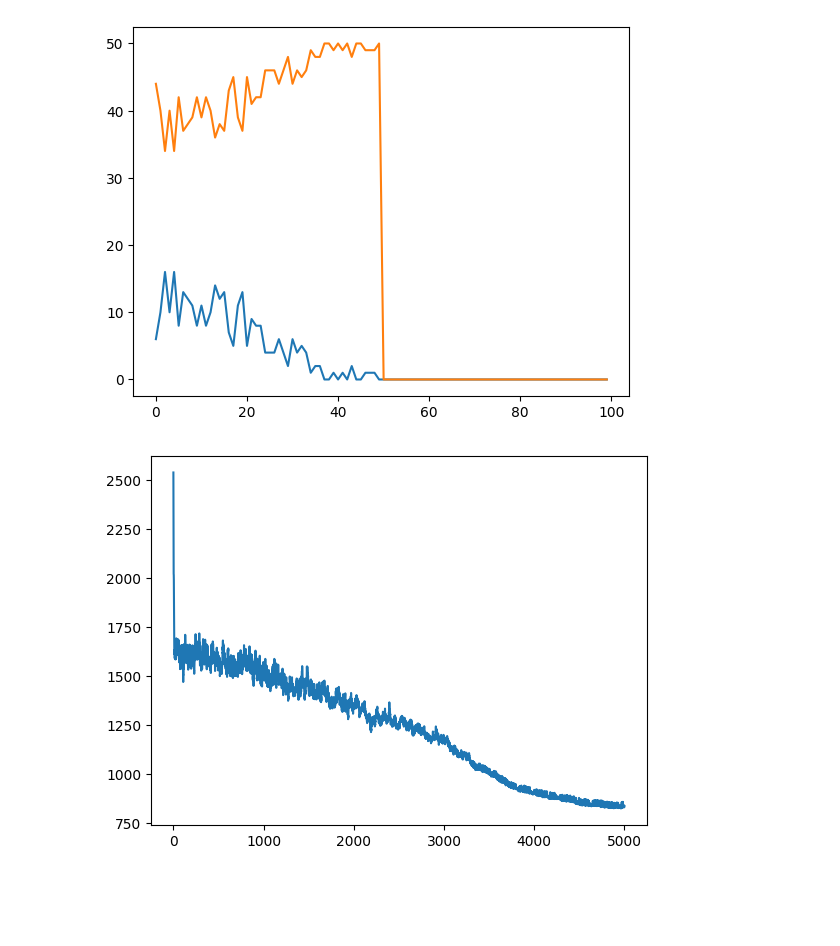
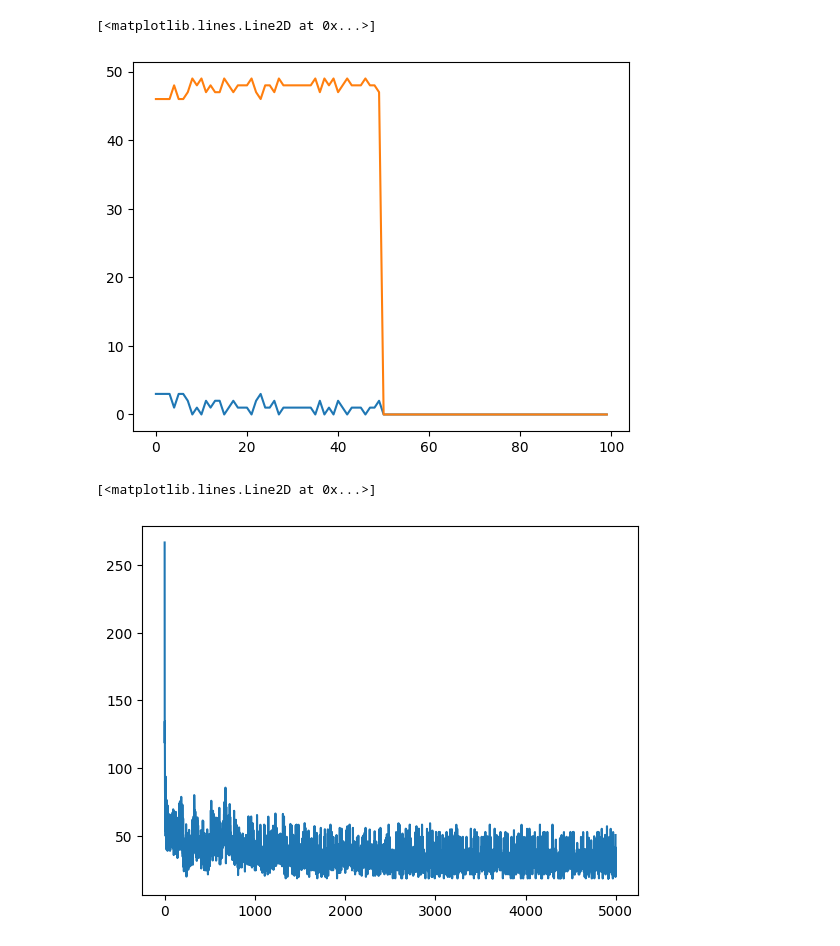
Before and after one commit to skrobchik/calenda-rs, a Jupyter notebook: analysis.ipynb, the cells around one changed output. Saved outputs shown, nothing was run; the diff lists cells and outputs as text; code cells hidden in the pictures; blank space fills up the shorter version.

```diff
--- a/analysis.ipynb
+++ b/analysis.ipynb
@@ -1,7 +0,0 @@
-# %%
-import json
-num_datasets = 1
-data = [None]*num_datasets
-for i in range(num_datasets):
-    with open(f'stats{i}.json', 'r') as f:
-        data[i] = json.load(f)
@@ -10,2 +1,7 @@ import matplotlib.pyplot as plt
+# %%
+import pickle
+import matplotlib.pyplot as plt
+with open('simulation_results_2024-03-04T190917.pickle', mode='br') as f:
+    data = pickle.load(f)
 # %%
-print(data[0]["num_steps"])
+sim = data[0]
@@ -18,6 +8,5 @@ print(data[0]["start_time"])
 # %%
 fig, ax = plt.subplots()
-for i in range(num_datasets):
-    X = [float(x) for x in data[i]["stats"]['acceptance_probability'] if float(x) != 1.0]
-    ax.plot(X)
+X = [float(x) for x in sim["stats"]['acceptance_probability'] if float(x) != 1.0]
+ax.plot(X)
 # %% [output]
@@ -25,20 +15,20 @@ for i in range(num_datasets):
 # %%
 fig, ax = plt.subplots()
-for k in range(num_datasets):
-    n = 100
-    w = len(data[k]["stats"]['acceptance_probability']) // n
-    X1 = [len([x for x in data[k]["stats"]['acceptance_probability'][i*n:i*n+w] if float(x) == 1.0]) for i in range(100)]
-    X2 = [len([x for x in data[k]["stats"]['acceptance_probability'][i*n:i*n+w] if float(x) != 1.0]) for i in range(100)]
-    ax.plot(X1)
-    ax.plot(X2)
+n = 100
+w = len(sim["stats"]['acceptance_probability']) // n
+X1 = [len([x for x in sim["stats"]['acceptance_probability'][i*n:i*n+w] if float(x) == 1.0]) for i in range(n)]
+X2 = [len([x for x in sim["stats"]['acceptance_probability'][i*n:i*n+w] if float(x) != 1.0]) for i in range(n)]
+ax.plot(X1)
+ax.plot(X2)
 # %% [output]
+[<matplotlib.lines.Line2D at 0x...>]
-[figure, old version]
+[figure, new version]
 # %%
 fig, ax = plt.subplots()
-for k in range(num_datasets):
-    X = [float(x) for x in data[k]["stats"]['new_cost']]
-    ax.plot(X)
+X = [float(x) for x in sim["stats"]['new_cost']]
+ax.plot(X)
 # %% [output]
+[<matplotlib.lines.Line2D at 0x...>]
-[figure, old version]
+[figure, new version]
 # %%
 fig, ax = plt.subplots()
```
Also changed, not shown: parts of 7 cells of this notebook, 1 other file.
